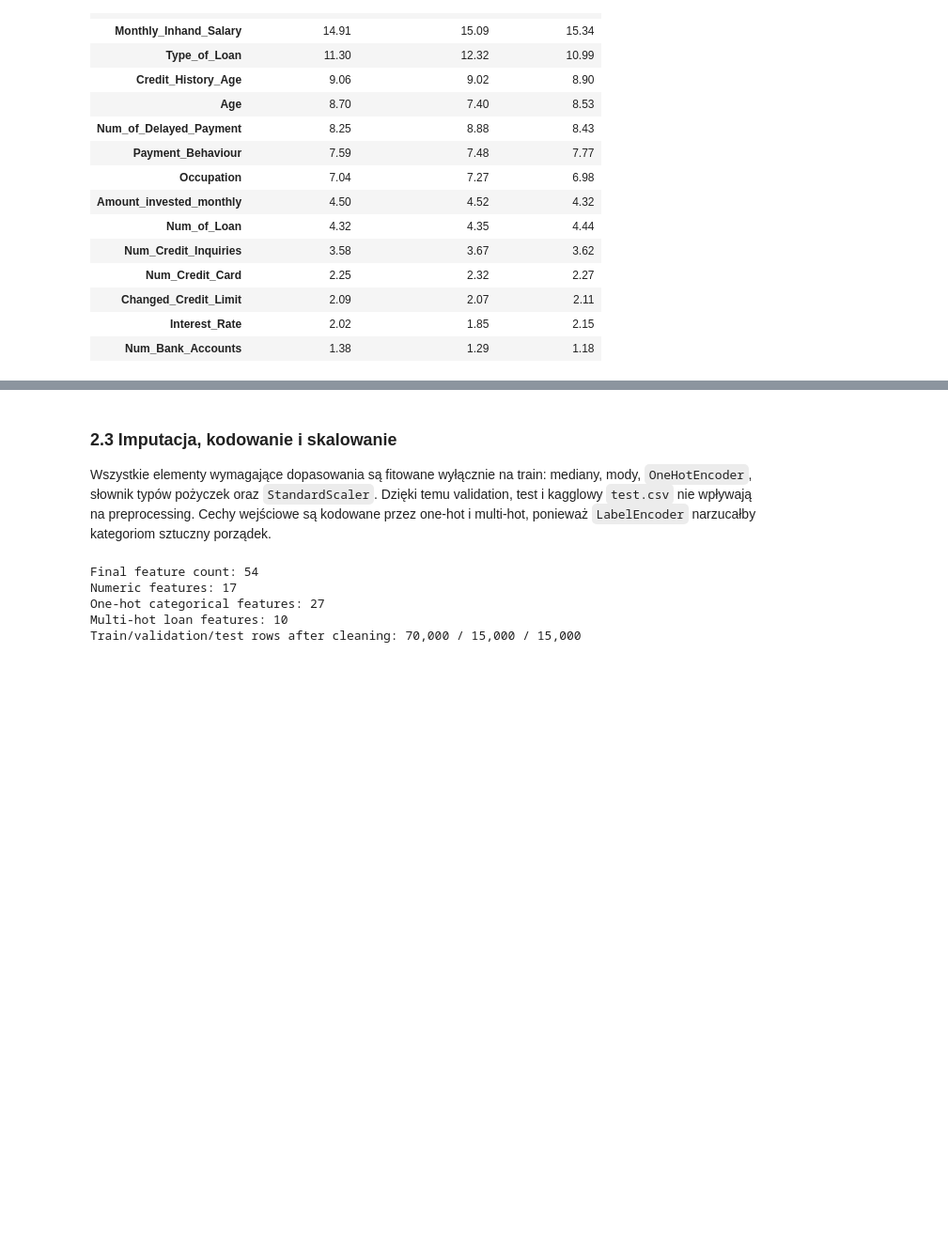
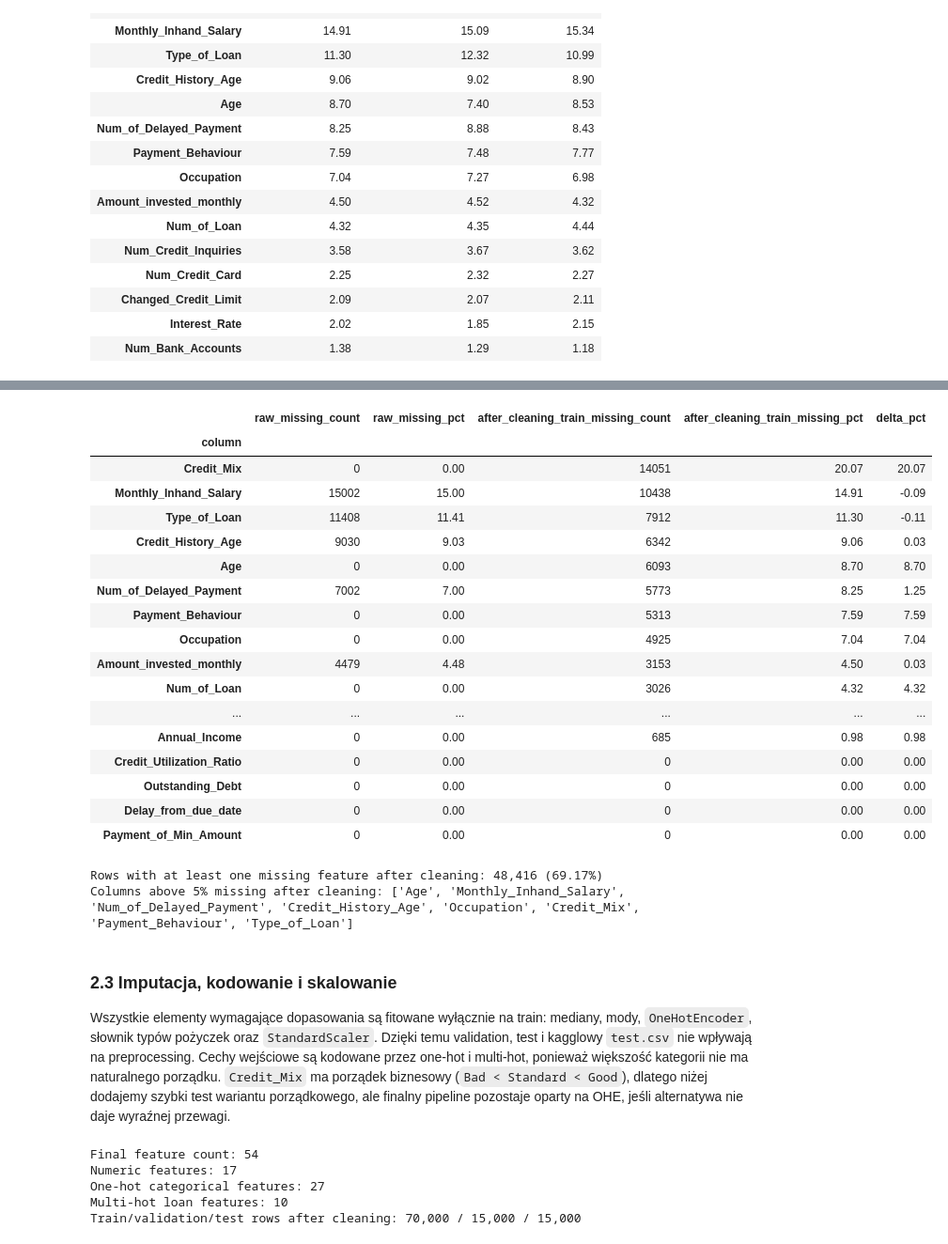
Before and after one commit to PiotrSmola/fetal-health-classification, a Jupyter notebook: credit_score_classification_pytorch_mlp_project2.ipynb, the cells around one changed output, grey strips where cells are left out. Shown at 94% size. Drawn from its saved outputs; the diff is of its cells as text; code cells hidden in the pictures; blank space fills up the shorter version.

```diff
--- a/credit_score_classification_pytorch_mlp_project2.ipynb
+++ b/credit_score_classification_pytorch_mlp_project2.ipynb
@@ -395,7 +635,47 @@ missing_summary.round(2).head(15)
+# %%
+missing_before_after = (
+    raw_missing_summary.set_index("column")[["raw_missing_count", "raw_missing_pct"]]
+    .reindex(FEATURE_COLUMNS)
+)
+missing_before_after["after_cleaning_train_missing_count"] = clean_train[FEATURE_COLUMNS].isna().sum()
+missing_before_after["after_cleaning_train_missing_pct"] = clean_train[FEATURE_COLUMNS].isna().mean() * 100
+missing_before_after["delta_pct"] = (
+    missing_before_after["after_cleaning_train_missing_pct"] - missing_before_after["raw_missing_pct"]
+)
+display(missing_before_after.sort_values("after_cleaning_train_missing_pct", ascending=False).round(2))
+
+rows_with_any_missing_after_cleaning = int(clean_train[FEATURE_COLUMNS].isna().any(axis=1).sum())
+rows_with_any_missing_pct = rows_with_any_missing_after_cleaning / len(clean_train) * 100
+columns_above_5_pct = missing_before_after[
+    missing_before_after["after_cleaning_train_missing_pct"] > 5
+].index.tolist()
+print(f"Rows with at least one missing feature after cleaning: {rows_with_any_missing_after_cleaning:,} ({rows_with_any_missing_pct:.2f}%)")
+print(f"Columns above 5% missing after cleaning: {columns_above_5_pct}")
+# %% [output]
+|  | raw_missing_count | raw_missing_pct | after_cleaning_train_missing_count | after_cleaning_train_missing_pct | delta_pct |
+| column |  |  |  |  |  |
+| Credit_Mix | 0 | 0.00 | 14051 | 20.07 | 20.07 |
+| Monthly_Inhand_Salary | 15002 | 15.00 | 10438 | 14.91 | -0.09 |
+| Type_of_Loan | 11408 | 11.41 | 7912 | 11.30 | -0.11 |
+| Credit_History_Age | 9030 | 9.03 | 6342 | 9.06 | 0.03 |
+| Age | 0 | 0.00 | 6093 | 8.70 | 8.70 |
+| Num_of_Delayed_Payment | 7002 | 7.00 | 5773 | 8.25 | 1.25 |
+| Payment_Behaviour | 0 | 0.00 | 5313 | 7.59 | 7.59 |
+| Occupation | 0 | 0.00 | 4925 | 7.04 | 7.04 |
+| Amount_invested_monthly | 4479 | 4.48 | 3153 | 4.50 | 0.03 |
+| Num_of_Loan | 0 | 0.00 | 3026 | 4.32 | 4.32 |
+| ... | ... | ... | ... | ... | ... |
+| Annual_Income | 0 | 0.00 | 685 | 0.98 | 0.98 |
+| Credit_Utilization_Ratio | 0 | 0.00 | 0 | 0.00 | 0.00 |
+| Outstanding_Debt | 0 | 0.00 | 0 | 0.00 | 0.00 |
+| Delay_from_due_date | 0 | 0.00 | 0 | 0.00 | 0.00 |
+| Payment_of_Min_Amount | 0 | 0.00 | 0 | 0.00 | 0.00 |
+Rows with at least one missing feature after cleaning: 48,416 (69.17%)
+Columns above 5% missing after cleaning: ['Age', 'Monthly_Inhand_Salary', 'Num_of_Delayed_Payment', 'Credit_History_Age', 'Occupation', 'Credit_Mix', 'Payment_Behaviour', 'Type_of_Loan']
 # %% [markdown]
 ### 2.3 Imputacja, kodowanie i skalowanie
 
-Wszystkie elementy wymagające dopasowania są fitowane wyłącznie na train: mediany, mody, `OneHotEncoder`, słownik typów pożyczek oraz `StandardScaler`. Dzięki temu validation, test i kagglowy `test.csv` nie wpływają na preprocessing. Cechy wejściowe są kodowane przez one-hot i multi-hot, ponieważ `LabelEncoder` narzucałby kategoriom sztuczny porządek.
+Wszystkie elementy wymagające dopasowania są fitowane wyłącznie na train: mediany, mody, `OneHotEncoder`, słownik typów pożyczek oraz `StandardScaler`. Dzięki temu validation, test i kagglowy `test.csv` nie wpływają na preprocessing. Cechy wejściowe są kodowane przez one-hot i multi-hot, ponieważ większość kategorii nie ma naturalnego porządku. `Credit_Mix` ma porządek biznesowy (`Bad < Standard < Good`), dlatego niżej dodajemy szybki test wariantu porządkowego, ale finalny pipeline pozostaje oparty na OHE, jeśli alternatywa nie daje wyraźnej przewagi.
 # %%
 def parse_loan_types(value):
     if pd.isna(value):
```
Also changed, not shown: parts of 17 cells of this notebook.
